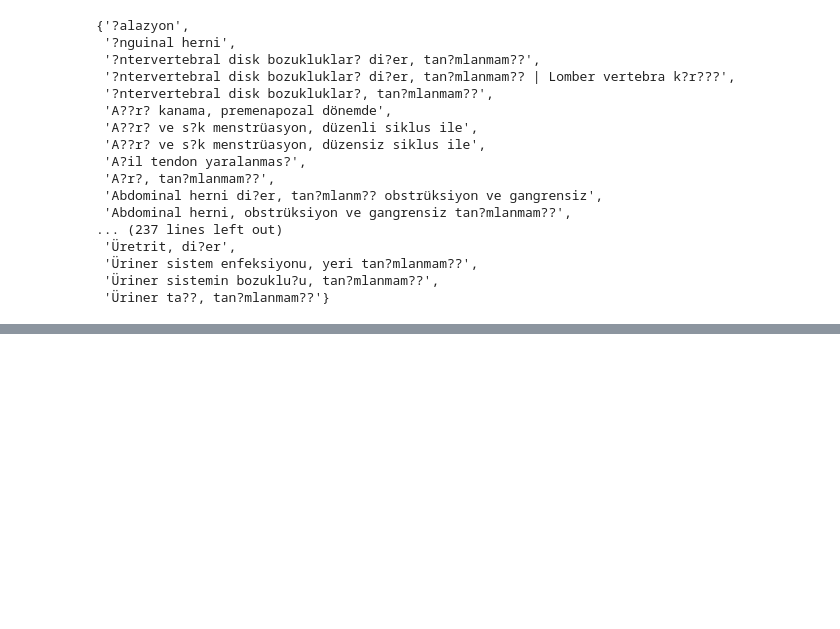
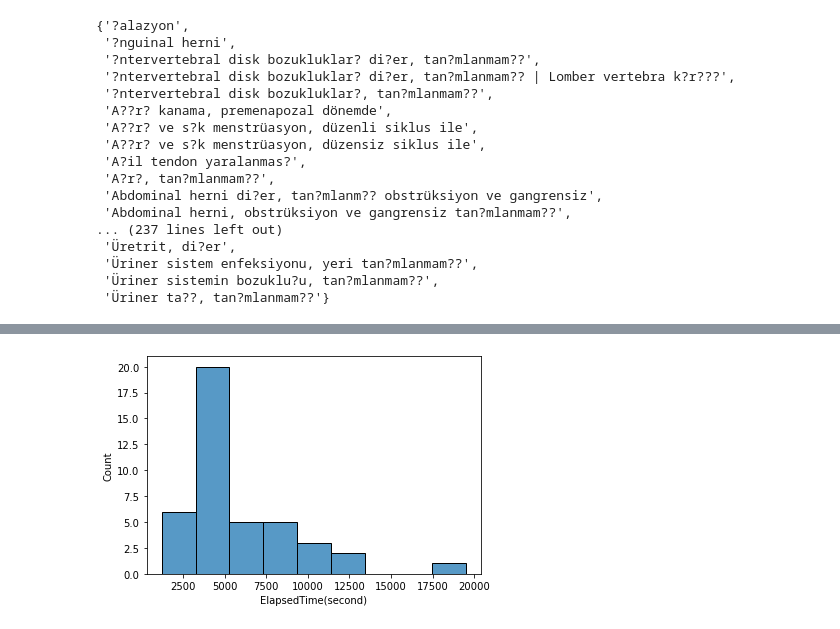
Before and after one commit to furkaneneseren/Datathon-Borda, a Jupyter notebook: surgery-datathon.ipynb, the cells around one changed output, grey strips where cells are left out. Cells and saved outputs as stored; diff of their text form; code cells hidden in the pictures; blank space fills up the shorter version.

```diff
--- a/surgery-datathon.ipynb
+++ b/surgery-datathon.ipynb
@@ -328,0 +360,4 @@ df2
+# %%
+df = train[train['DiagnosticICD10Code'].str.len()==27]
+sns.histplot(df["ElapsedTime(second)"])
+# %% [output]
@@ -328,0 +365 @@ df2
+[figure, added]
```
Also changed, not shown: parts of 20 cells of this notebook.
